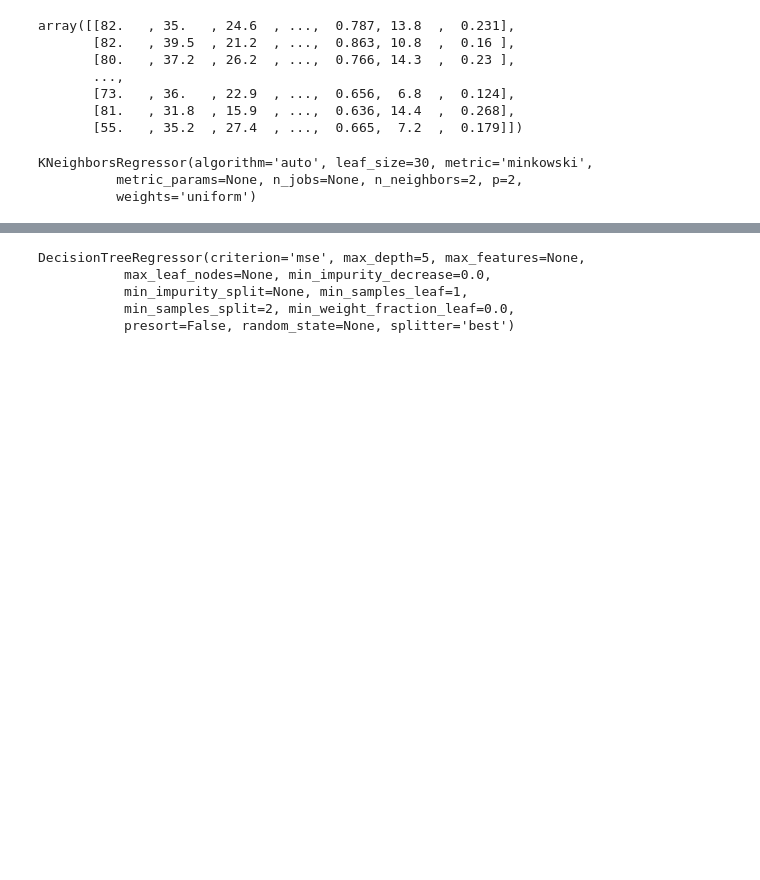
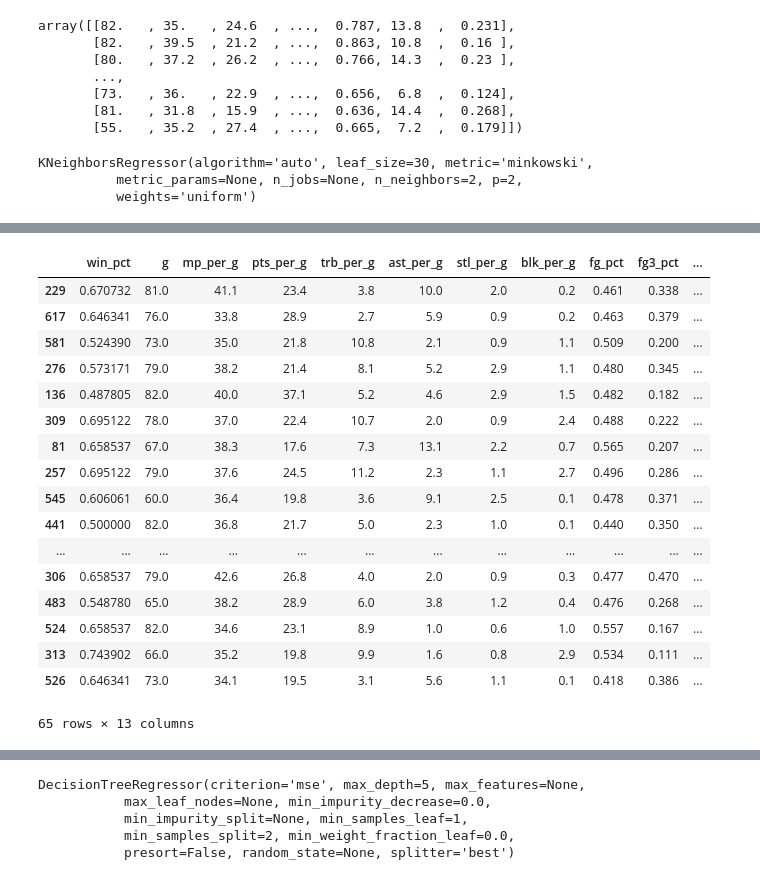
Before and after one commit to MartaMBenedito/TFM_Breeds_Dog, a Jupyter notebook: nba_mvp.ipynb, the cells around one changed output, grey strips where cells are left out. Cells and saved outputs as stored; diff of their text form; code cells hidden in the pictures; blank space fills up the shorter version.

```diff
--- a/nba_mvp.ipynb
+++ b/nba_mvp.ipynb
@@ -145,0 +219,21 @@ KNeighborsRegressor(algorithm='auto', leaf_size=30, metric='minkowski',
+# %%
+X_test
+# %% [output]
+|  | win_pct | g | mp_per_g | pts_per_g | trb_per_g | ast_per_g | stl_per_g | blk_per_g | fg_pct | fg3_pct | ... |
+| 229 | 0.670732 | 81.0 | 41.1 | 23.4 | 3.8 | 10.0 | 2.0 | 0.2 | 0.461 | 0.338 | ... |
+| 617 | 0.646341 | 76.0 | 33.8 | 28.9 | 2.7 | 5.9 | 0.9 | 0.2 | 0.463 | 0.379 | ... |
+| 581 | 0.524390 | 73.0 | 35.0 | 21.8 | 10.8 | 2.1 | 0.9 | 1.1 | 0.509 | 0.200 | ... |
+| 276 | 0.573171 | 79.0 | 38.2 | 21.4 | 8.1 | 5.2 | 2.9 | 1.1 | 0.480 | 0.345 | ... |
+| 136 | 0.487805 | 82.0 | 40.0 | 37.1 | 5.2 | 4.6 | 2.9 | 1.5 | 0.482 | 0.182 | ... |
+| 309 | 0.695122 | 78.0 | 37.0 | 22.4 | 10.7 | 2.0 | 0.9 | 2.4 | 0.488 | 0.222 | ... |
+| 81 | 0.658537 | 67.0 | 38.3 | 17.6 | 7.3 | 13.1 | 2.2 | 0.7 | 0.565 | 0.207 | ... |
+| 257 | 0.695122 | 79.0 | 37.6 | 24.5 | 11.2 | 2.3 | 1.1 | 2.7 | 0.496 | 0.286 | ... |
+| 545 | 0.606061 | 60.0 | 36.4 | 19.8 | 3.6 | 9.1 | 2.5 | 0.1 | 0.478 | 0.371 | ... |
+| 441 | 0.500000 | 82.0 | 36.8 | 21.7 | 5.0 | 2.3 | 1.0 | 0.1 | 0.440 | 0.350 | ... |
+| ... | ... | ... | ... | ... | ... | ... | ... | ... | ... | ... | ... |
+| 306 | 0.658537 | 79.0 | 42.6 | 26.8 | 4.0 | 2.0 | 0.9 | 0.3 | 0.477 | 0.470 | ... |
+| 483 | 0.548780 | 65.0 | 38.2 | 28.9 | 6.0 | 3.8 | 1.2 | 0.4 | 0.476 | 0.268 | ... |
+| 524 | 0.658537 | 82.0 | 34.6 | 23.1 | 8.9 | 1.0 | 0.6 | 1.0 | 0.557 | 0.167 | ... |
+| 313 | 0.743902 | 66.0 | 35.2 | 19.8 | 9.9 | 1.6 | 0.8 | 2.9 | 0.534 | 0.111 | ... |
+| 526 | 0.646341 | 73.0 | 34.1 | 19.5 | 3.1 | 5.6 | 1.1 | 0.1 | 0.418 | 0.386 | ... |
+65 rows × 13 columns
```
Also changed, not shown: parts of 28 cells of this notebook.
